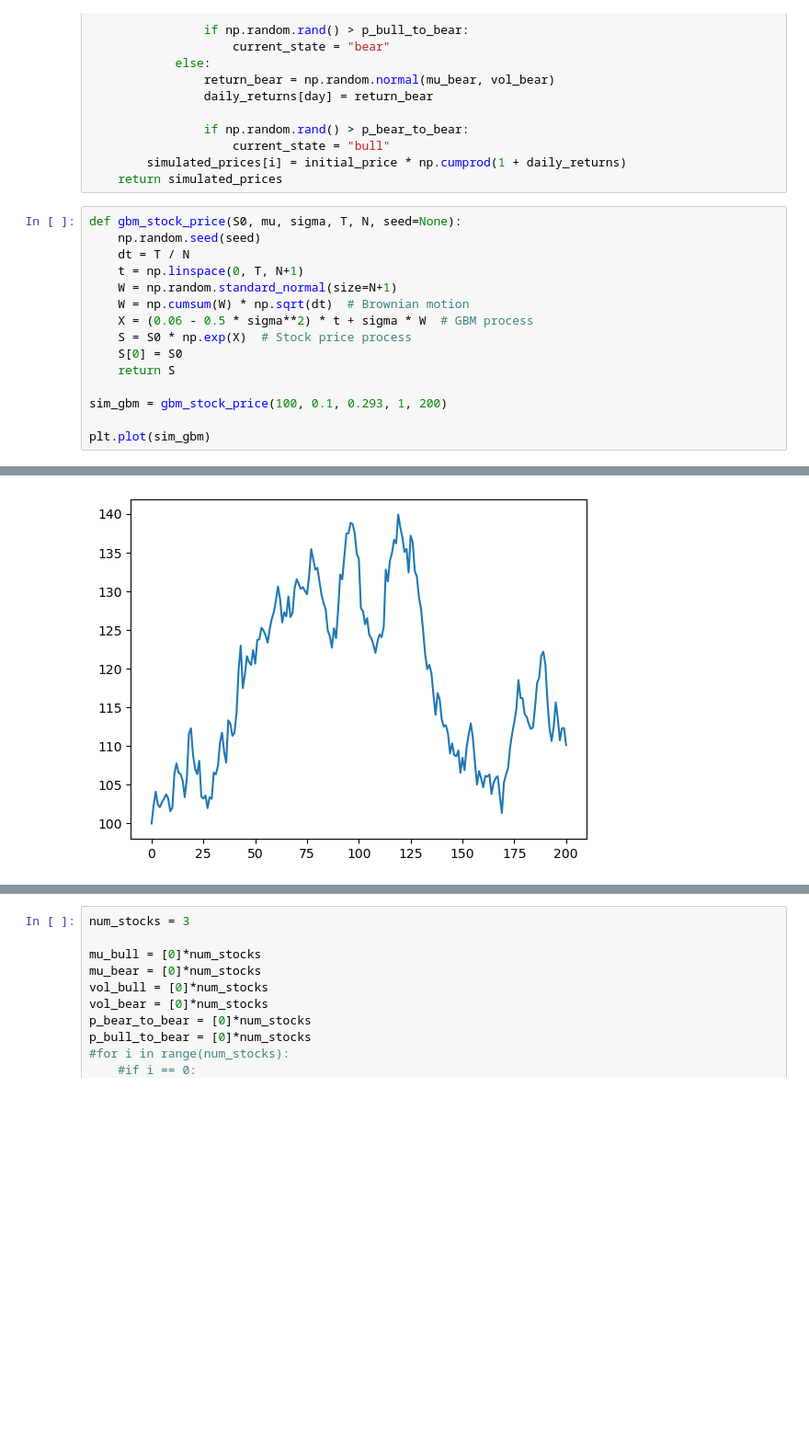
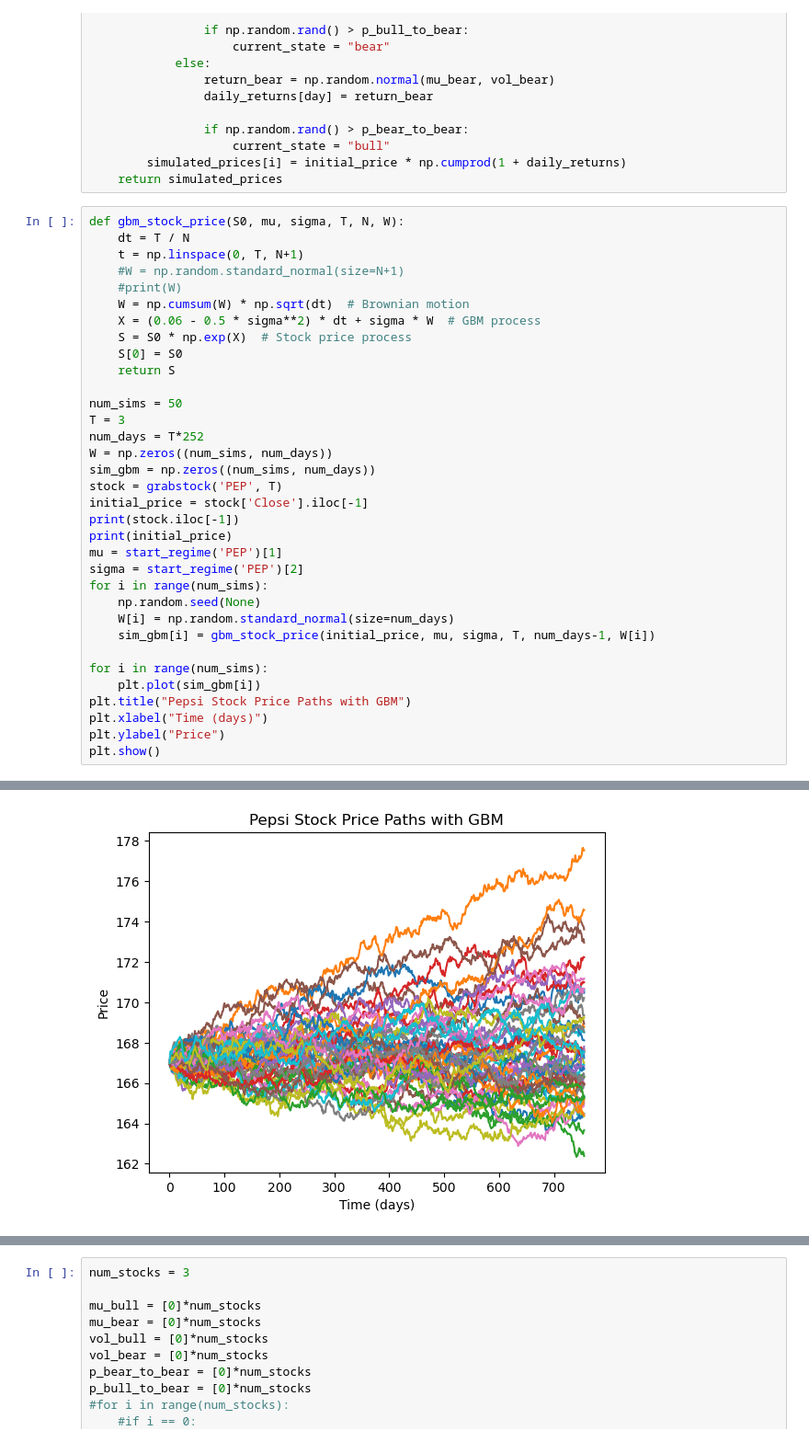
Before and after one commit to 1-stefan/MA477, a Jupyter notebook: MA477/477_proj_dec11.ipynb, the cells around one changed output, grey strips where cells are left out. Shown at 92% size. Cells and saved outputs as stored; diff of their text form; blank space fills up the shorter version.

Commit message:
fixed gbm and regime (GBM doesnt return wide spread)
gbm_stock_price()
regime_stock_price()

```diff
--- a/MA477/477_proj_dec11.ipynb
+++ b/MA477/477_proj_dec11.ipynb
@@ -426,18 +426,37 @@ def gbm(ticker, num_sims, initial_price, num_days, mu_bull, mu_bear, vol_bull, v
         simulated_prices[i] = initial_price * np.cumprod(1 + daily_returns)
     return simulated_prices
 # %%
-def gbm_stock_price(S0, mu, sigma, T, N, seed=None):
-    np.random.seed(seed)
+def gbm_stock_price(S0, mu, sigma, T, N, W):
     dt = T / N
     t = np.linspace(0, T, N+1)
-    W = np.random.standard_normal(size=N+1)
+    #W = np.random.standard_normal(size=N+1)
+    #print(W)
     W = np.cumsum(W) * np.sqrt(dt)  # Brownian motion
-    X = (0.06 - 0.5 * sigma**2) * t + sigma * W  # GBM process
+    X = (0.06 - 0.5 * sigma**2) * dt + sigma * W  # GBM process
     S = S0 * np.exp(X)  # Stock price process
     S[0] = S0
     return S
 
-sim_gbm = gbm_stock_price(100, 0.1, 0.293, 1, 200)
+num_sims = 50
+T = 3
+num_days = T*252
+W = np.zeros((num_sims, num_days))
+sim_gbm = np.zeros((num_sims, num_days))
+stock = grabstock('PEP', T)
+initial_price = stock['Close'].iloc[-1]
+print(stock.iloc[-1])
+print(initial_price)
+mu = start_regime('PEP')[1]
+sigma = start_regime('PEP')[2]
+for i in range(num_sims):
+    np.random.seed(None)
+    W[i] = np.random.standard_normal(size=num_days)
+    sim_gbm[i] = gbm_stock_price(initial_price, mu, sigma, T, num_days-1, W[i])
 
-plt.plot(sim_gbm)
+for i in range(num_sims):
+    plt.plot(sim_gbm[i])
+plt.title("Pepsi Stock Price Paths with GBM")
+plt.xlabel("Time (days)")
+plt.ylabel("Price")
+plt.show()
 # %% [output]
@@ -445 +476 @@ plt.plot(sim_gbm)
-[figure, old version]
+[figure, new version]
```
Also changed, not shown: parts of 9 cells of this notebook.
